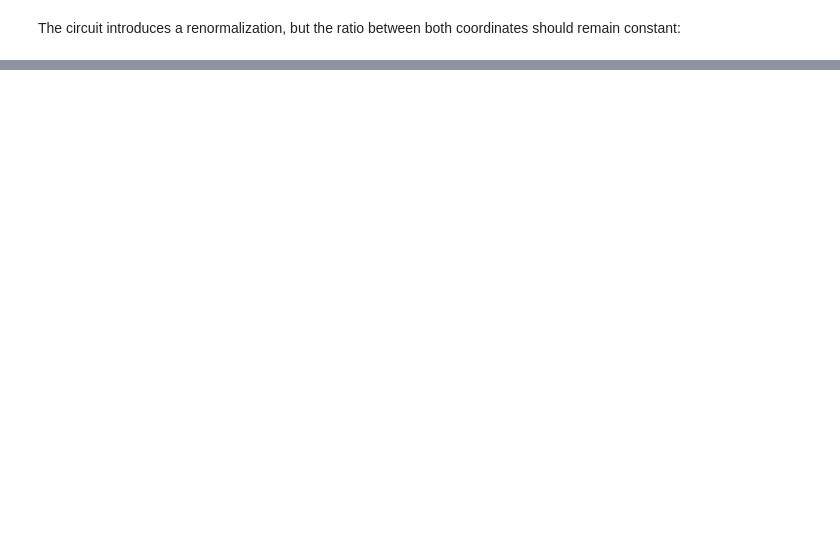
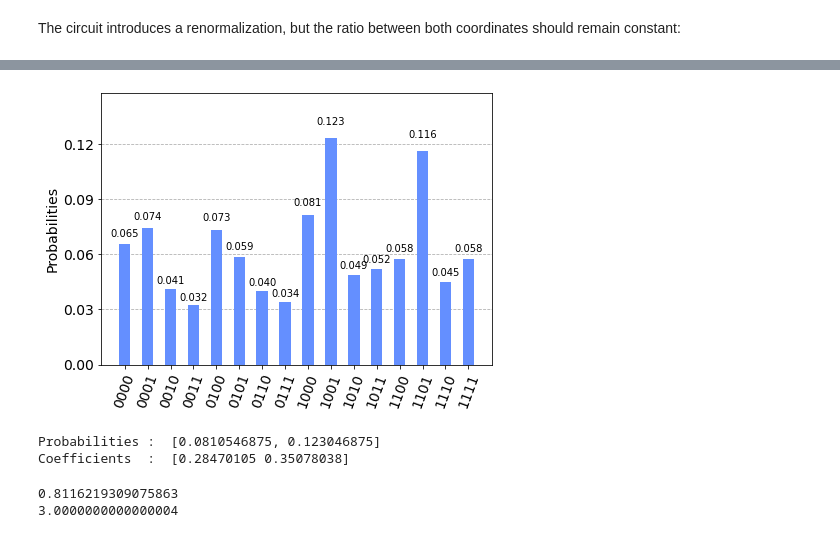
Before and after one commit to NLESC-quantum/quantum_comp, a Jupyter notebook: redcal/hhl/hhl_minimal.ipynb, the cells around one changed output, grey strips where cells are left out. Drawn from its saved outputs; the diff is of its cells as text; code cells hidden in the pictures; blank space fills up the shorter version.

```diff
--- a/redcal/hhl/hhl_minimal.ipynb
+++ b/redcal/hhl/hhl_minimal.ipynb
@@ -158,0 +165,14 @@ print(exact_solution[0] / exact_solution[1])
+# %%
+# Your personal and confidential token
+ibmq_token = # <--- Insert your token here
+
+# Some extra information
+hub = 'ibm-q-qal' # Which hub to use
+group = 'escience' # Your working group's id
+project = 'qradio' # Your project's id
+# %%
+from qiskit import IBMQ
+IBMQ.enable_account(ibmq_token)
+provider = IBMQ.get_provider(hub=hub, group=group, project=project)
+
+print(provider.backends())
@@ -158,0 +181,4 @@ print(exact_solution[0] / exact_solution[1])
+# %%
+# Select a backend and get its status
+backend = provider.get_backend('ibmq_guadalupe')
+backend.status()
@@ -158,0 +187,4 @@ print(exact_solution[0] / exact_solution[1])
+# %%
+circ = transpile(qc, backend) # Transpile the circuit to the given backend
+circ.measure_active()
+#circ.draw()
@@ -158,0 +193,28 @@ print(exact_solution[0] / exact_solution[1])
+# %%
+shots = 1024
+
+job = backend.run(circ, shots=shots)
+
+result = job.result()
+counts = result.get_counts()
+
+plot_histogram(counts)
+# %% [output]
+[figure, added]
+# %%
+probs = [get_prob("1000"), # These are our only probabilities of interest
+         get_prob("1001")]
+
+unsignedcoefs = np.sqrt(probs)
+
+print("Probabilities : ", probs)
+print("Coefficients  : ", unsignedcoefs)
+# %% [output]
+Probabilities :  [0.0810546875, 0.123046875]
+Coefficients  :  [0.28470105 0.35078038]
+# %%
+print(unsignedcoefs[0] / unsignedcoefs[1])
+print(exact_solution[0] / exact_solution[1])
+# %% [output]
+0.8116219309075863
+3.0000000000000004
```
Also changed, not shown: parts of 9 cells of this notebook.
